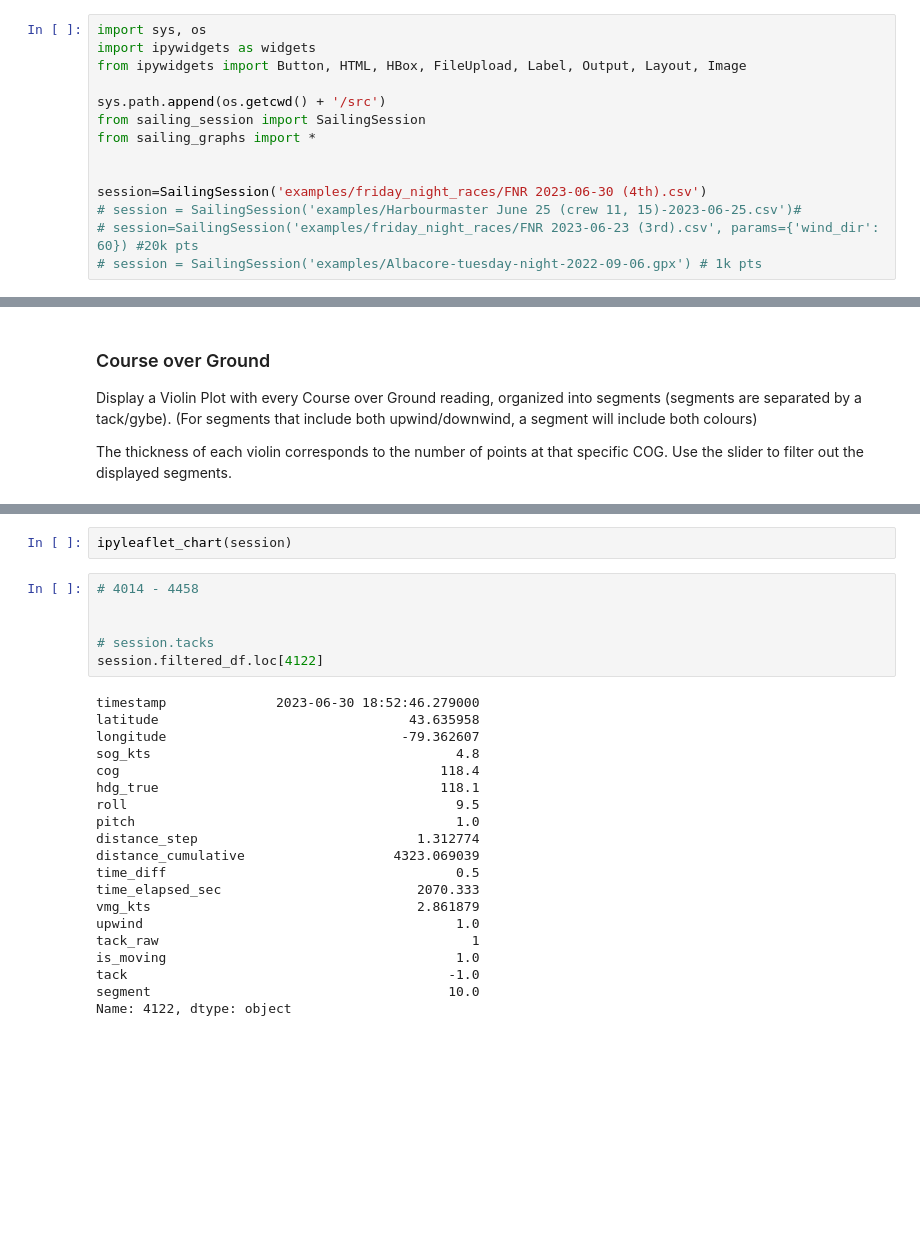
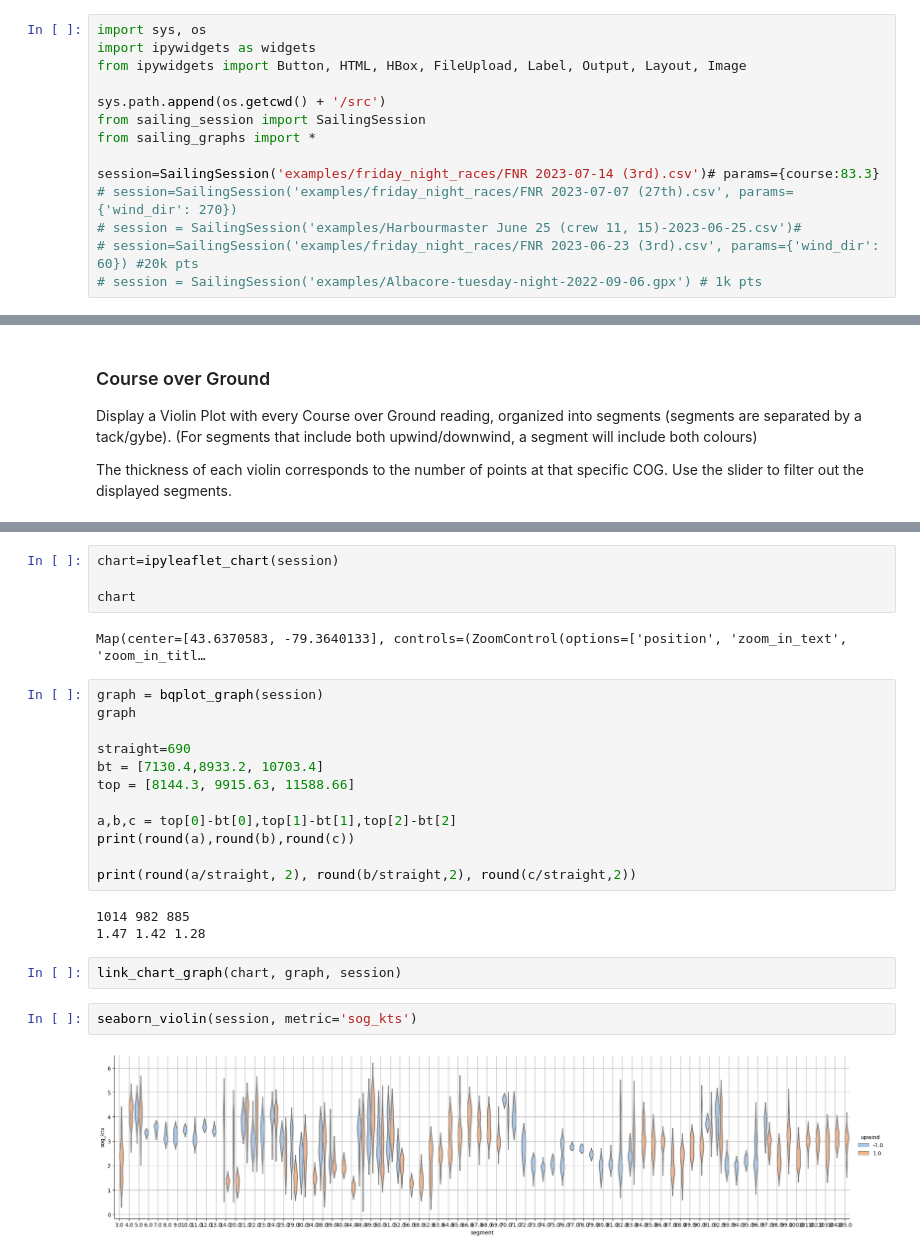
Before and after one commit to dtredger/gpx-analytics, a Jupyter notebook: Untitled.ipynb, the cells around one changed output, grey strips where cells are left out. Drawn from its saved outputs; the diff is of its cells as text; blank space fills up the shorter version.

```diff
--- a/Untitled.ipynb
+++ b/Untitled.ipynb
@@ -7,8 +7,8 @@ sys.path.append(os.getcwd() + '/src')
 from sailing_session import SailingSession
 from sailing_graphs import *
 
-
-session=SailingSession('examples/friday_night_races/FNR 2023-06-30 (4th).csv')
+session=SailingSession('examples/friday_night_races/FNR 2023-07-14 (3rd).csv')# params={course:83.3}
+# session=SailingSession('examples/friday_night_races/FNR 2023-07-07 (27th).csv', params={'wind_dir': 270})
 # session = SailingSession('examples/Harbourmaster June 25 (crew 11, 15)-2023-06-25.csv')#
 # session=SailingSession('examples/friday_night_races/FNR 2023-06-23 (3rd).csv', params={'wind_dir': 60}) #20k pts
 # session = SailingSession('examples/Albacore-tuesday-night-2022-09-06.gpx') # 1k pts
@@ -234,29 +272,28 @@ def ipyleaflet_chart(session):
     return m
 # %%
-ipyleaflet_chart(session)
+chart=ipyleaflet_chart(session)
+
+chart
+# %% [output]
+Map(center=[43.6370583, -79.3640133], controls=(ZoomControl(options=['position', 'zoom_in_text', 'zoom_in_titl…
 # %%
-# 4014 - 4458
+graph = bqplot_graph(session)
+graph
 
+straight=690
+bt = [7130.4,8933.2, 10703.4]
+top = [8144.3, 9915.63, 11588.66]
 
-# session.tacks
-session.filtered_df.loc[4122]
+a,b,c = top[0]-bt[0],top[1]-bt[1],top[2]-bt[2]
+print(round(a),round(b),round(c))
+
+print(round(a/straight, 2), round(b/straight,2), round(c/straight,2))
 # %% [output]
-timestamp              2023-06-30 18:52:46.279000
-latitude                                43.635958
-longitude                              -79.362607
-sog_kts                                       4.8
-cog                                         118.4
-hdg_true                                    118.1
-roll                                          9.5
-pitch                                         1.0
-distance_step                            1.312774
-distance_cumulative                   4323.069039
-time_diff                                     0.5
-time_elapsed_sec                         2070.333
-vmg_kts                                  2.861879
-upwind                                        1.0
-tack_raw                                        1
-is_moving                                     1.0
-tack                                         -1.0
-segment                                      10.0
-Name: 4122, dtype: object
+1014 982 885
+1.47 1.42 1.28
+# %%
+link_chart_graph(chart, graph, session)
+# %%
+seaborn_violin(session, metric='sog_kts')
+# %% [output]
+[figure, added]
```
Also changed, not shown: parts of 14 cells of this notebook, 7 other files.
